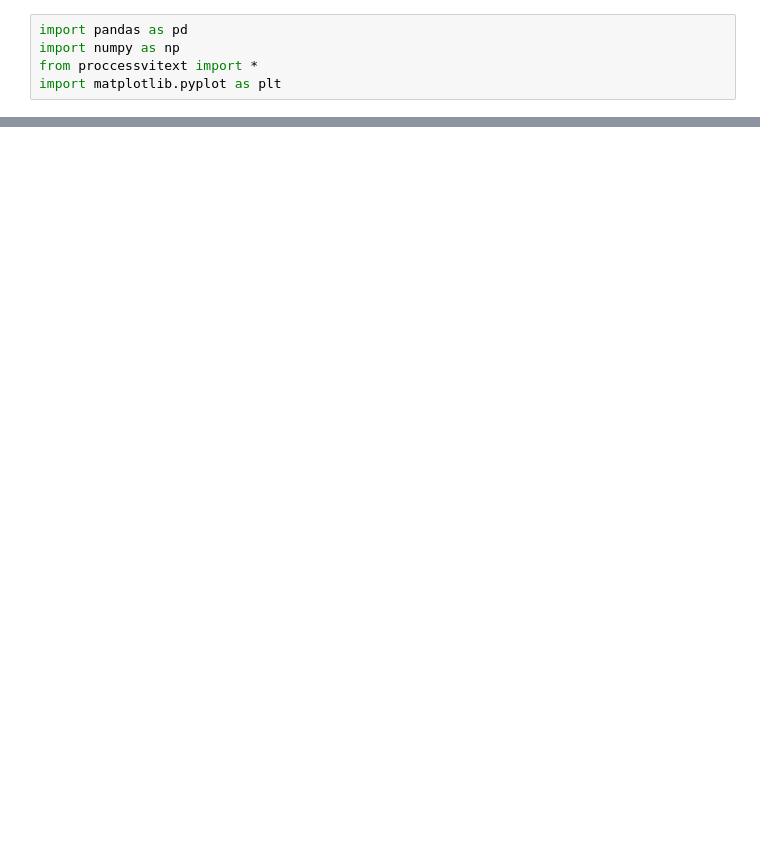
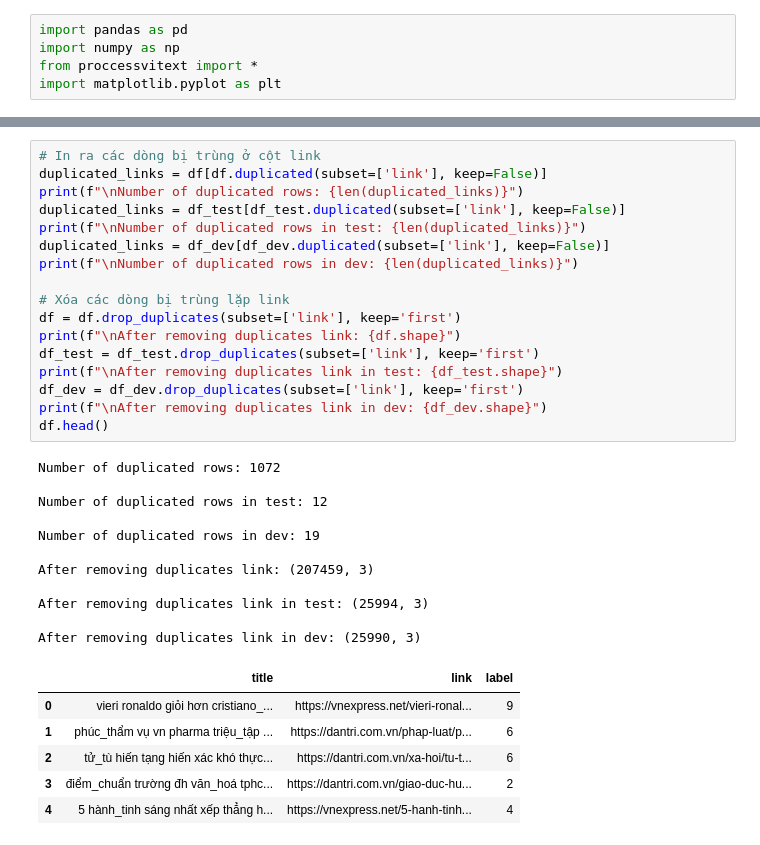
Before and after one commit to baoo2003/Document_Classification_With_Cuckoo_Search, a Jupyter notebook: preproccessing.ipynb, the cells around one changed output, grey strips where cells are left out. Saved outputs shown, nothing was run; the diff lists cells and outputs as text; blank space fills up the shorter version.

```diff
--- a/preproccessing.ipynb
+++ b/preproccessing.ipynb
@@ -207,0 +27,35 @@ df.to_csv(output_path_file, index=False)
+# %%
+# In ra các dòng bị trùng ở cột link
+duplicated_links = df[df.duplicated(subset=['link'], keep=False)]
+print(f"\nNumber of duplicated rows: {len(duplicated_links)}")
+duplicated_links = df_test[df_test.duplicated(subset=['link'], keep=False)]
+print(f"\nNumber of duplicated rows in test: {len(duplicated_links)}")
+duplicated_links = df_dev[df_dev.duplicated(subset=['link'], keep=False)]
+print(f"\nNumber of duplicated rows in dev: {len(duplicated_links)}")
+
+# Xóa các dòng bị trùng lặp link
+df = df.drop_duplicates(subset=['link'], keep='first')
+print(f"\nAfter removing duplicates link: {df.shape}")
+df_test = df_test.drop_duplicates(subset=['link'], keep='first')
+print(f"\nAfter removing duplicates link in test: {df_test.shape}")
+df_dev = df_dev.drop_duplicates(subset=['link'], keep='first')
+print(f"\nAfter removing duplicates link in dev: {df_dev.shape}")
+df.head()
+# %% [output]
+Number of duplicated rows: 1072
+
+Number of duplicated rows in test: 12
+
+Number of duplicated rows in dev: 19
+
+After removing duplicates link: (207459, 3)
+
+After removing duplicates link in test: (25994, 3)
+
+After removing duplicates link in dev: (25990, 3)
+|  | title | link | label |
+| 0 | vieri ronaldo giỏi hơn cristiano_... | https://vnexpress.net/vieri-ronal... | 9 |
+| 1 | phúc_thẩm vụ vn pharma triệu_tập ... | https://dantri.com.vn/phap-luat/p... | 6 |
+| 2 | tử_tù hiến tạng hiến xác khó thực... | https://dantri.com.vn/xa-hoi/tu-t... | 6 |
+| 3 | điểm_chuẩn trường đh văn_hoá tphc... | https://dantri.com.vn/giao-duc-hu... | 2 |
+| 4 | 5 hành_tinh sáng nhất xếp thẳng h... | https://vnexpress.net/5-hanh-tinh... | 4 |
```
Also changed, not shown: parts of 21 cells of this notebook, 4 other files.
